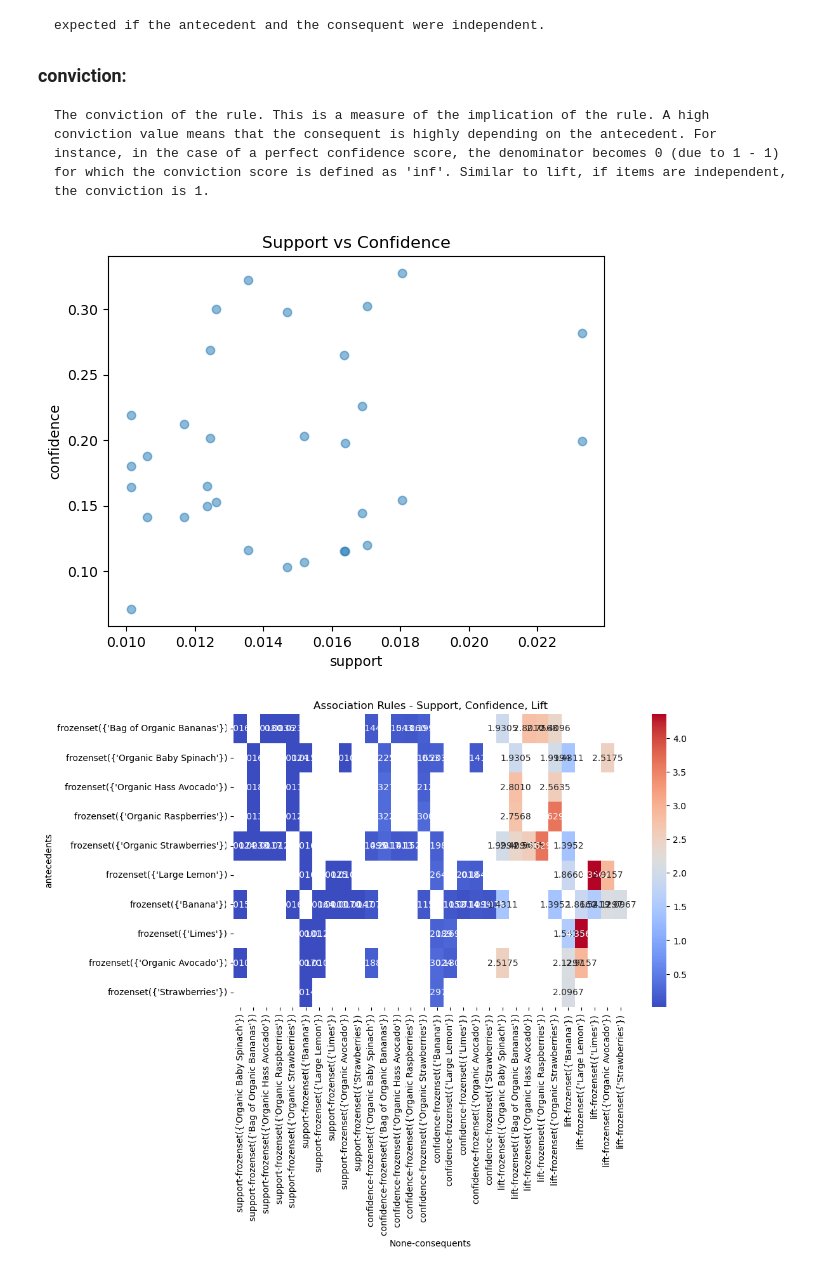
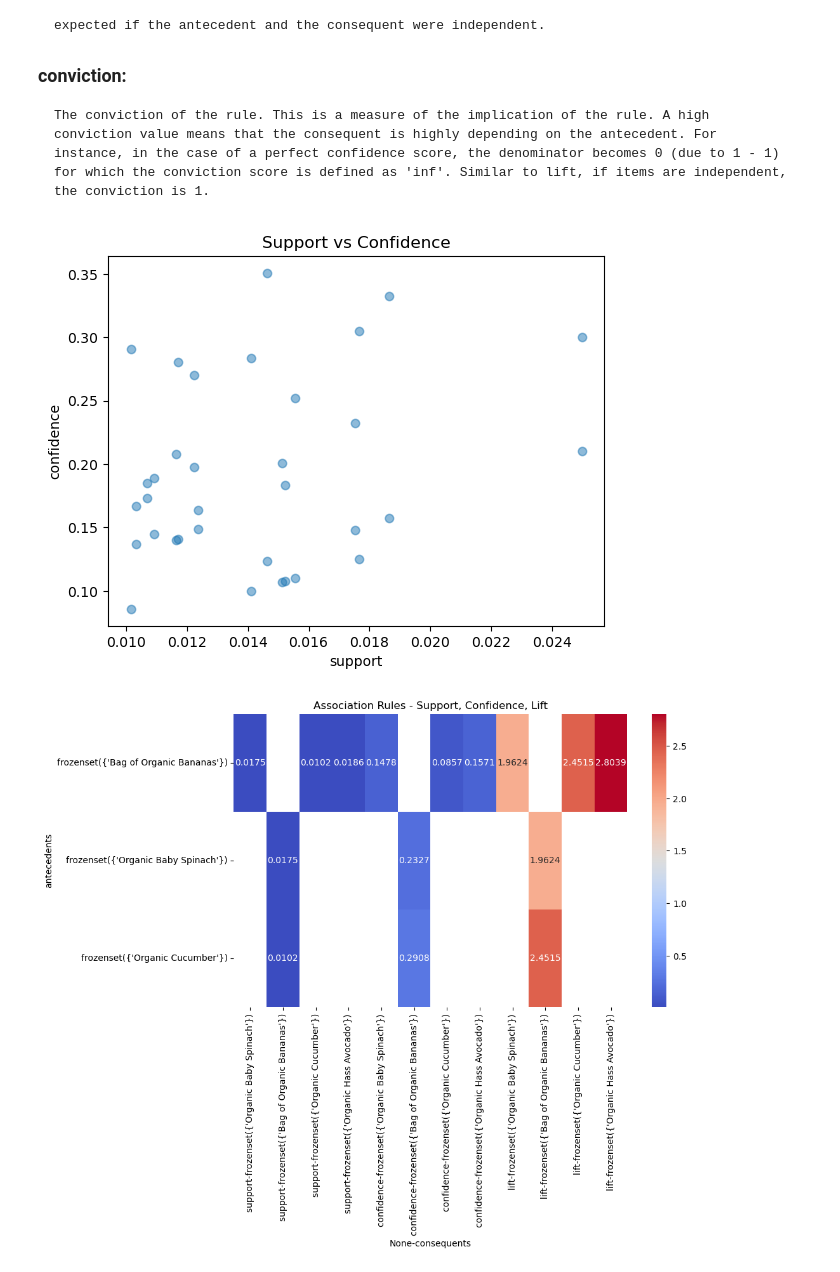
Before and after one commit to Lokesh1302/801A-Group-Project, a Jupyter notebook: instacart_basket.ipynb, the cells around one changed output. Drawn from its saved outputs; the diff is of its cells as text; code cells hidden in the pictures.

```diff
--- a/instacart_basket.ipynb
+++ b/instacart_basket.ipynb
@@ -45,7 +45,7 @@ from mlxtend.frequent_patterns import apriori, association_rules
 
 # Convert the 'basket' column in the 'baskets' DataFrame into a list of lists
 baskets_list = baskets['basket'].tolist()
-baskets_list_sample = baskets_list[:100000]
+baskets_list_sample = baskets_list[:10000]
 
 # Convert the dataset into a transaction format
 te = TransactionEncoder()
@@ -56,7 +56,7 @@ df = pd.DataFrame(te_ary, columns=te.columns_)
 df = df.loc[:, df.sum() > 1]
 
 # Apply Apriori algorithm to find frequent itemsets
-frequent_itemsets = apriori(df, min_support=0.01, use_colnames=True)
+frequent_itemsets = apriori(df, min_support=0.005, use_colnames=True)
 
 # Generate association rules
 rules = association_rules(frequent_itemsets, metric="confidence", min_threshold=0.01)
@@ -116,20 +116,20 @@ plt.ylabel('confidence')
 plt.title('Support vs Confidence')
 plt.show()
 # %% [output]
-[figure, old version]
+[figure, new version]
 # %%
 import seaborn as sns
 import matplotlib.pyplot as plt
 
-rules =
+rules_heat = rules.head(5)
 
 # Pivot the DataFrame for better visualization
-heatmap_data = rules.pivot(index='antecedents', columns='consequents', values=['support', 'confidence', 'lift'])
+heatmap_data = rules_heat.pivot(index='antecedents', columns='consequents', values=['support', 'confidence', 'lift'])
 
 # Create a heatmap
 plt.figure(figsize=(10, 6))
 sns.heatmap(heatmap_data, annot=True, fmt='.4f', cmap='coolwarm')
 plt.title('Association Rules - Support, Confidence, Lift')
 plt.show()
 # %% [output]
-[figure, old version]
+[figure, new version]
```
Also changed, not shown: parts of 3 cells of this notebook.
